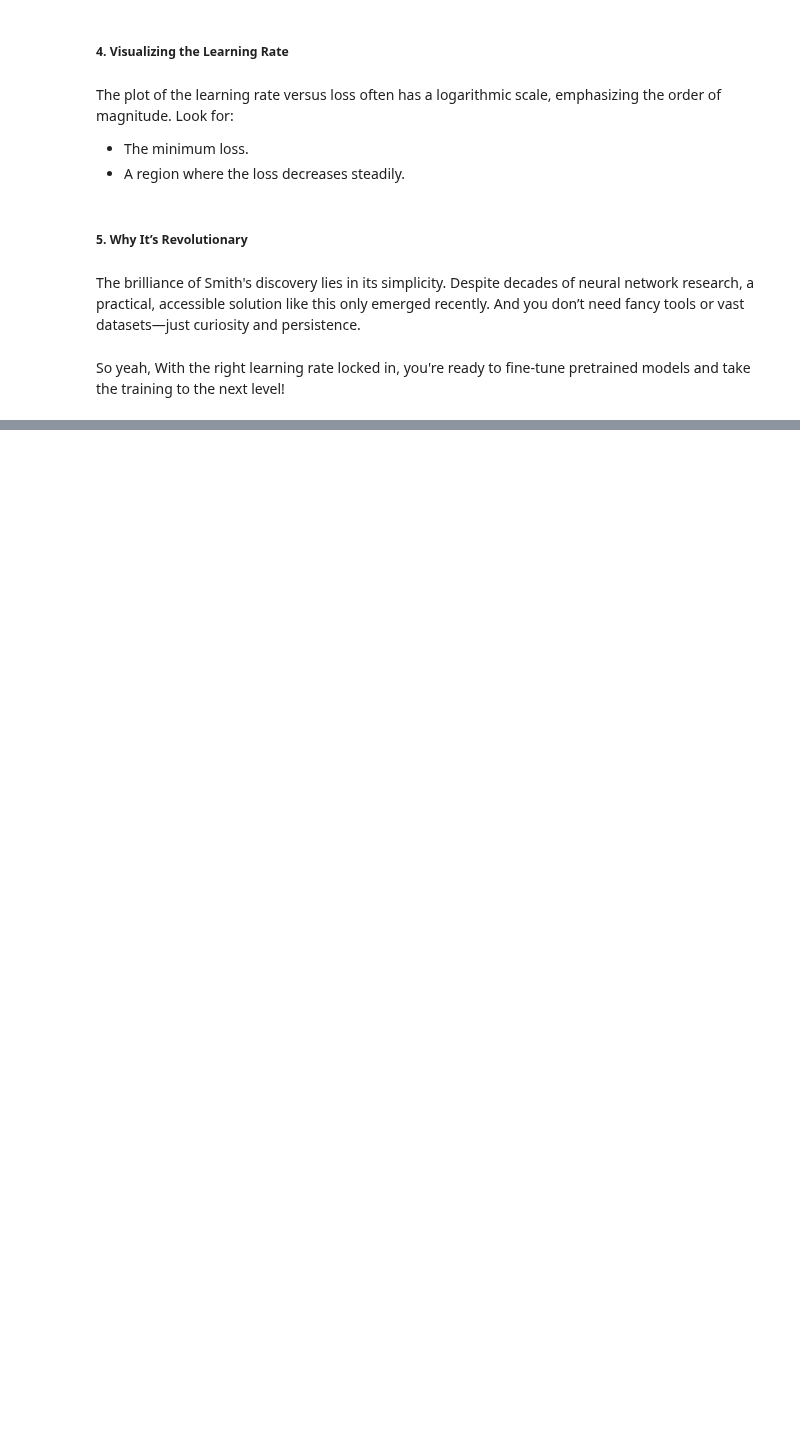
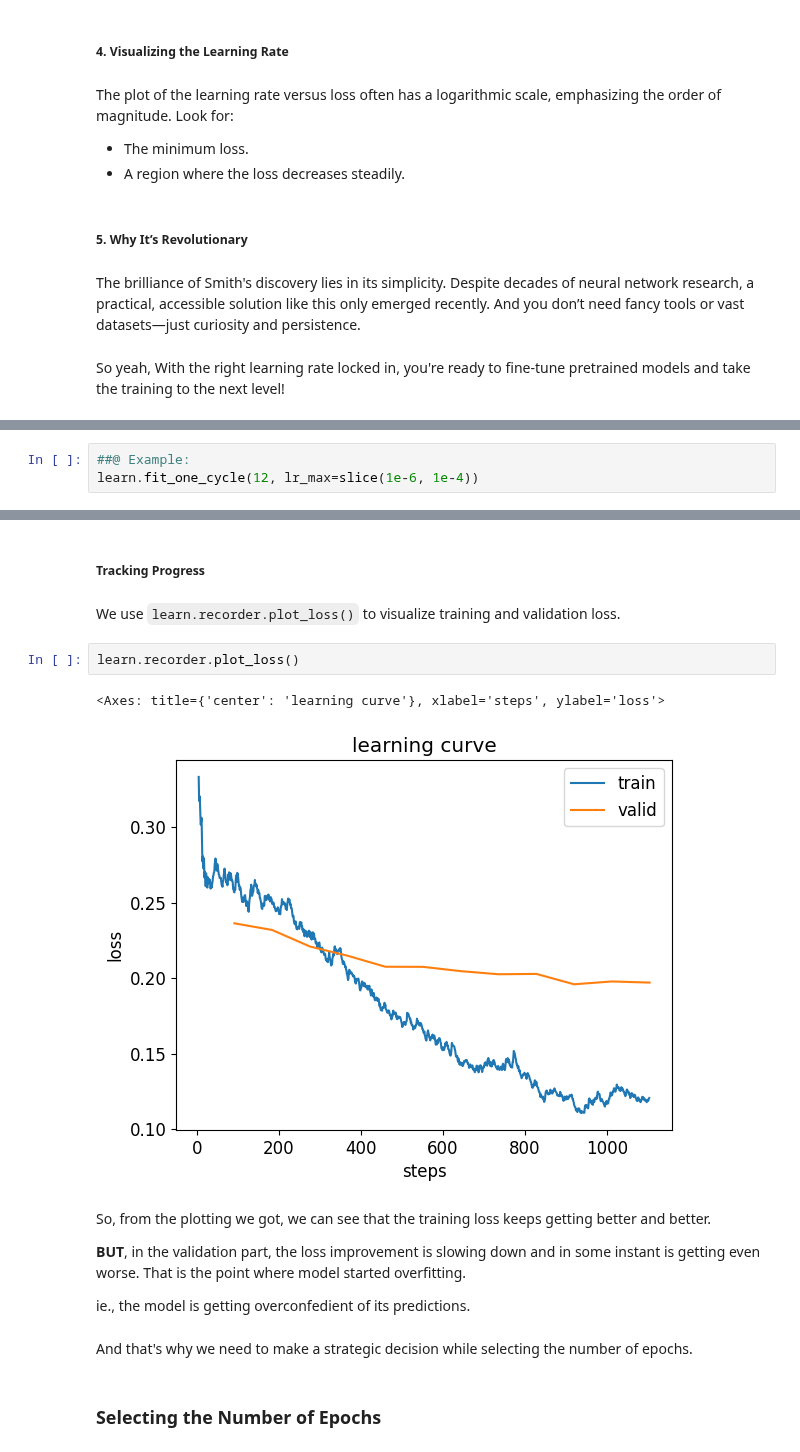
Before and after one commit to Firojpaudel/Machine-Learning-Notes, a Jupyter notebook: Practical Deep Learning For Coders/Chapter_5.ipynb, the cells around one changed output, grey strips where cells are left out. Drawn from its saved outputs; the diff is of its cells as text; blank space fills up the shorter version.

````diff
--- a/Practical Deep Learning For Coders/Chapter_5.ipynb
+++ b/Practical Deep Learning For Coders/Chapter_5.ipynb
@@ -526,0 +591,3 @@ So yeah, With the right learning rate locked in, you're ready to fine-tune pretr
+# %%
+##@ Example:
+learn.fit_one_cycle(12, lr_max=slice(1e-6, 1e-4))
@@ -526,0 +608,19 @@ So yeah, With the right learning rate locked in, you're ready to fine-tune pretr
+# %% [markdown]
+##### Tracking Progress
+# %% [markdown]
+We use ```learn.recorder.plot_loss()``` to visualize training and validation loss.
+# %%
+learn.recorder.plot_loss()
+# %% [output]
+<Axes: title={'center': 'learning curve'}, xlabel='steps', ylabel='loss'>
+[figure, added]
+# %% [markdown]
+So, from the plotting we got, we can see that the training loss keeps getting better and better.
+
+**BUT**, in the validation part, the loss improvement is slowing down and in some instant is getting even worse. That is the point where model started overfitting.
+
+ie., the model is getting overconfedient of its predictions.
+# %% [markdown]
+And that's why we need to make a strategic decision while selecting the number of epochs.
+# %% [markdown]
+### Selecting the Number of Epochs
````
Also changed, not shown: parts of 47 cells of this notebook.
